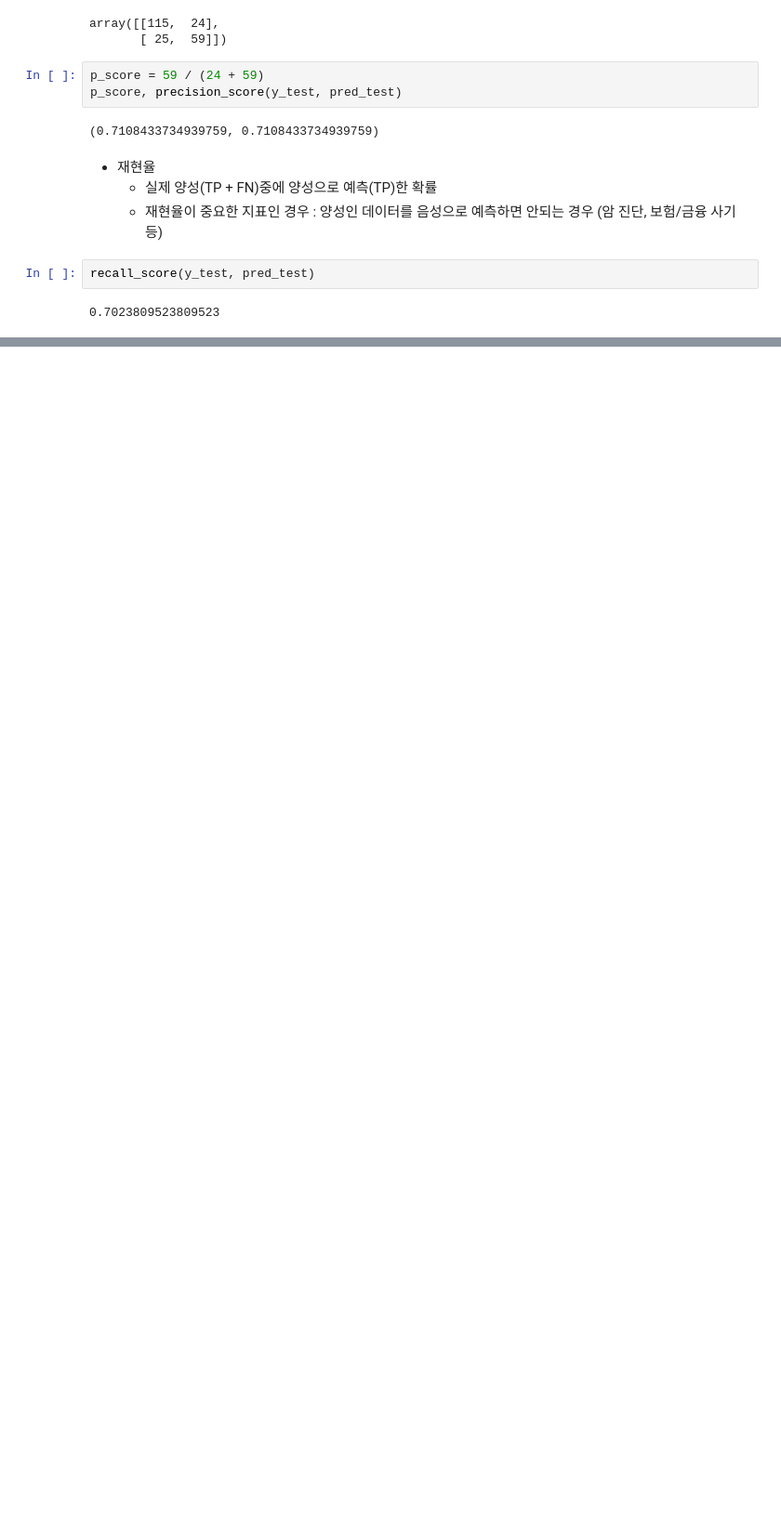
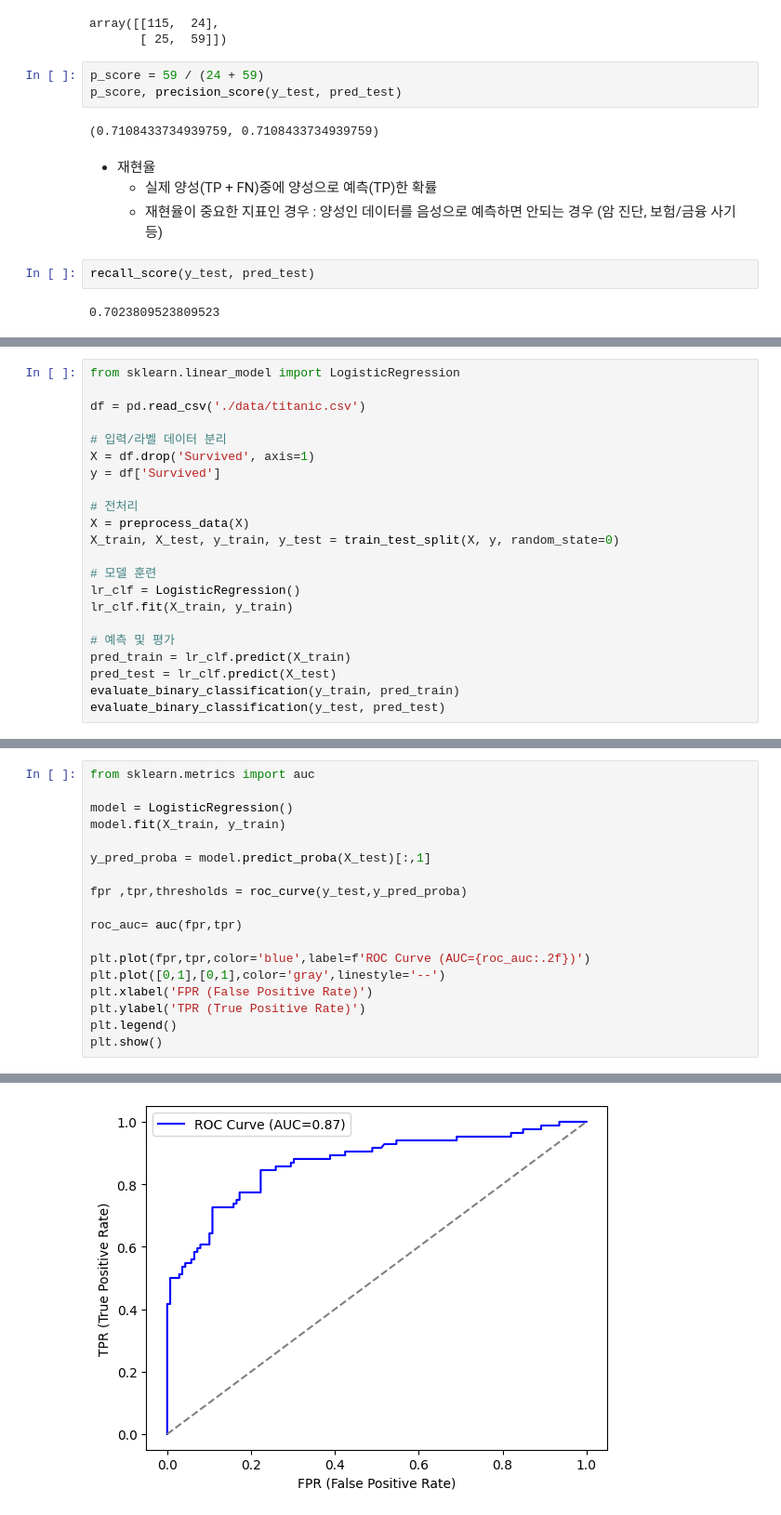
Before and after one commit to kicet3/SKN, a Jupyter notebook: 05_ml-workspace/08_evluation/01_evaluation.ipynb, the cells around one changed output, grey strips where cells are left out. Shown at 93% size. Saved outputs shown, nothing was run; the diff lists cells and outputs as text; blank space fills up the shorter version.

```diff
--- a/05_ml-workspace/08_evluation/01_evaluation.ipynb
+++ b/05_ml-workspace/08_evluation/01_evaluation.ipynb
@@ -161,0 +191,22 @@ print("훈련 데이터 재현율:\n", recall_score(y_train, pred_train))
+# %%
+from sklearn.linear_model import LogisticRegression
+
+df = pd.read_csv('./data/titanic.csv')
+
+# 입력/라벨 데이터 분리
+X = df.drop('Survived', axis=1)
+y = df['Survived']
+
+# 전처리
+X = preprocess_data(X)
+X_train, X_test, y_train, y_test = train_test_split(X, y, random_state=0)
+
+# 모델 훈련
+lr_clf = LogisticRegression()
+lr_clf.fit(X_train, y_train)
+
+# 예측 및 평가
+pred_train = lr_clf.predict(X_train)
+pred_test = lr_clf.predict(X_test)
+evaluate_binary_classification(y_train, pred_train)
+evaluate_binary_classification(y_test, pred_test)
@@ -161,0 +414,19 @@ print("훈련 데이터 재현율:\n", recall_score(y_train, pred_train))
+# %%
+from sklearn.metrics import auc
+
+model = LogisticRegression()
+model.fit(X_train, y_train)
+
+y_pred_proba = model.predict_proba(X_test)[:,1]
+
+fpr ,tpr,thresholds = roc_curve(y_test,y_pred_proba)
+
+roc_auc= auc(fpr,tpr)
+
+plt.plot(fpr,tpr,color='blue',label=f'ROC Curve (AUC={roc_auc:.2f})')
+plt.plot([0,1],[0,1],color='gray',linestyle='--')
+plt.xlabel('FPR (False Positive Rate)')
+plt.ylabel('TPR (True Positive Rate)')
+plt.legend()
+plt.show()
+# %% [output]
@@ -161,0 +440 @@ print("훈련 데이터 재현율:\n", recall_score(y_train, pred_train))
+[figure, added]
```
Also changed, not shown: parts of 21 cells of this notebook, 11 other files.
